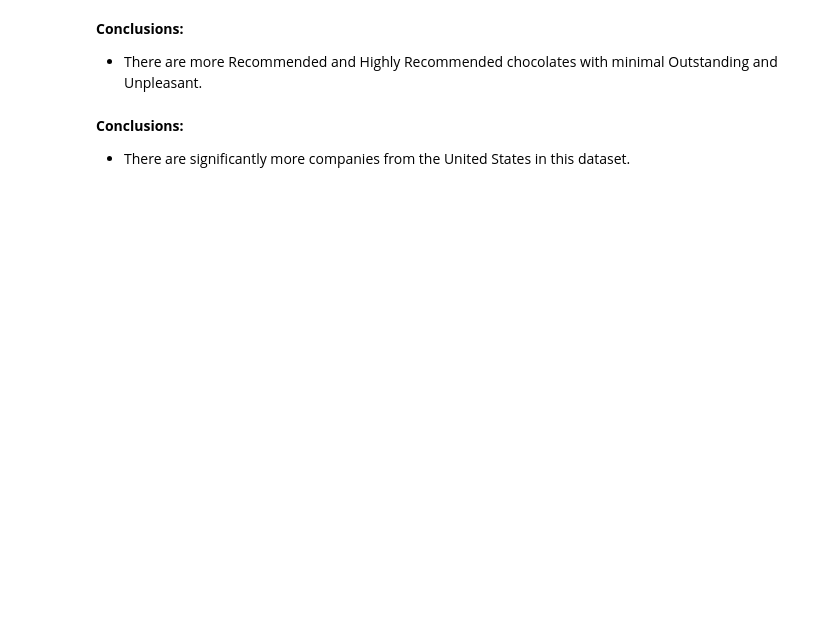
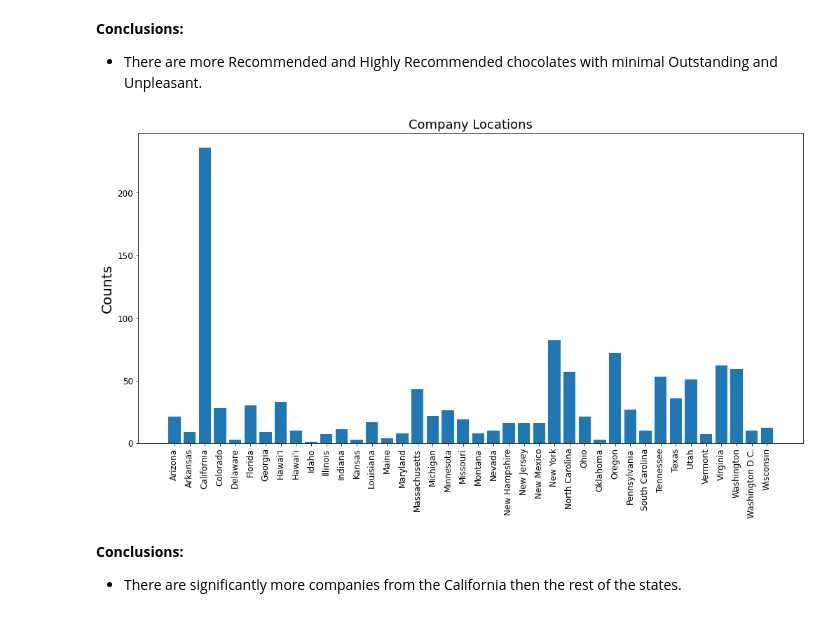
Before and after one commit to catie-williams/bu-dsc, a Jupyter notebook: DSC550/Term Paper/Chocolate_CableKimberly.ipynb, the cells around one changed output. Cells and saved outputs as stored; diff of their text form; code cells hidden in the pictures; blank space fills up the shorter version.

```diff
--- a/DSC550/Term Paper/Chocolate_CableKimberly.ipynb
+++ b/DSC550/Term Paper/Chocolate_CableKimberly.ipynb
@@ -284,7 +340,7 @@ Cocoa Percent appears to be a normal distribution but Rating is heavily skewed l
 # Bar charts of some of the categorical features
 
 #create a copy of the data frame for use with graphing
-chocolate_plots = chocolate_df.copy()
+chocolate_plots = chocolate_usa.copy()
 # %%
 # Convert Ratings to ranking
 chocolate_plots.loc[chocolate_plots.Rating <= 5, 'Rank'] = 'Outstanding'
@@ -312,24 +377,26 @@ ax.tick_params(axis='both', labelsize = 15)
 
 * There are more Recommended and Highly Recommended chocolates with minimal Outstanding and Unpleasant.
 # %%
-# Count of Countries
+# Count of States Chocolate Makers
 fig, ax = plt.subplots(1, 1, figsize = (14, 8), layout = 'constrained')
 
 # make the data read to feed into the visulizer
-X_Locations = chocolate_plots.groupby('Company Location').size().reset_index(name='Counts')['Company Location']
-Y_Locations = chocolate_plots.groupby('Company Location').size().reset_index(name='Counts')['Counts']
+X_Locations = chocolate_plots.groupby('STATE').size().reset_index(name='Counts')['STATE']
+Y_Locations = chocolate_plots.groupby('STATE').size().reset_index(name='Counts')['Counts']
 
 # make the bar plot
 ax.bar(X_Locations, Y_Locations)
 ax.set_xticks(X_Locations)
 ax.set_xticklabels(X_Locations, rotation = 90)
 ax.set_title('Company Locations', fontsize = 18)
 ax.set_ylabel('Counts', fontsize = 20)
 ax.tick_params(axis='both', labelsize = 12)
+# %% [output]
+[figure, added]
 # %% [markdown]
 **Conclusions:**
 
-* There are significantly more companies from the United States in this dataset.
+* There are significantly more companies from the California then the rest of the states.
 # %%
 # Count of Country of Bean Origin
 fig, ax = plt.subplots(1, 1, figsize = (14, 8), layout = 'constrained')
```
Also changed, not shown: parts of 18 cells of this notebook.
